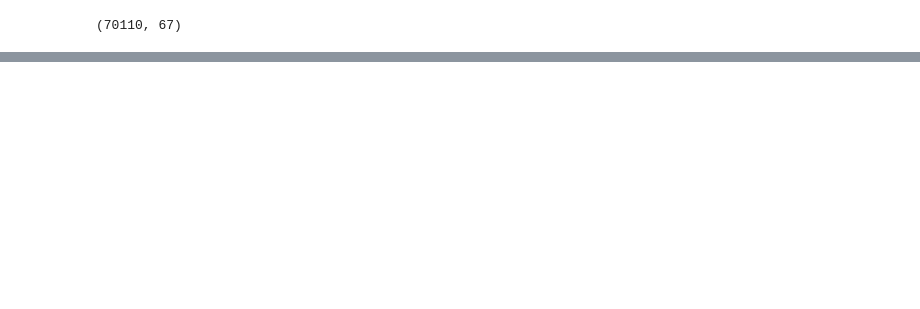
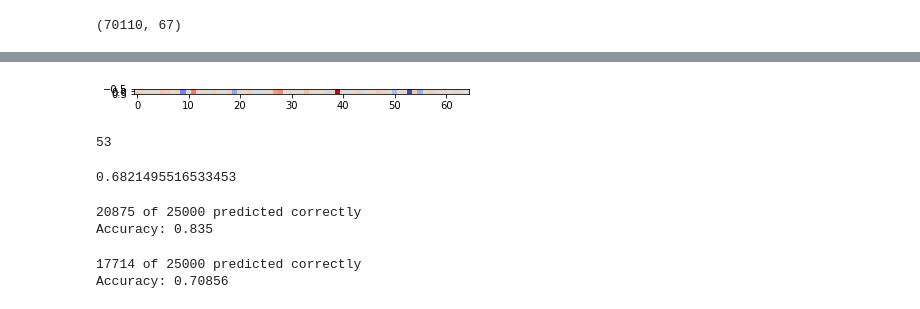
Before and after one commit to Ian-Mint/treatment_recommender, a Jupyter notebook: pre_processing/ECE271b Final Project Lab Data Cleaning.ipynb, the cells around one changed output, grey strips where cells are left out. Saved outputs shown, nothing was run; the diff lists cells and outputs as text; code cells hidden in the pictures; blank space fills up the shorter version.

```diff
--- a/pre_processing/ECE271b Final Project Lab Data Cleaning.ipynb
+++ b/pre_processing/ECE271b Final Project Lab Data Cleaning.ipynb
@@ -761 +820,28 @@ cleanData.shape
+# %%
+#split features and labels
+
+x = balanced_data[:, :65]
+y = balanced_data[:, 66]
+
+#set labels to {0,1}
+for i in range(len(y)):
+    if y[i] > 0:
+        y[i] = 1.0
+    else:
+        y[i] = 0
+
+# 182296 points
+# training: 50000
+# validation: 15000
+# test: remaining 5110
+
+train_cutoff = 95000
+valid_cutoff = train_cutoff + 25000
+
+xTrain = x[:train_cutoff, :]
+yTrain = y[:train_cutoff]
+xValid = x[train_cutoff:valid_cutoff, :]
+yValid = y[train_cutoff:valid_cutoff]
+xTest = x[valid_cutoff:, :]
+yTest = y[valid_cutoff:]
 # %%
@@ -839,0 +865,5 @@ total
+# %%
+pca = PCA(n_components=10)
+pca.fit(xTrain)
+xPCA_train = pca.transform(xTrain)
+xPCA_valid = pca.transform(xValid)
@@ -839,0 +874,9 @@ total
+# %%
+clf_pca = LogisticRegression(penalty = 'l2').fit(xPCA_train, yTrain)
+clf = LogisticRegression(penalty = 'l2').fit(xTrain, yTrain)
+clf_lda = LDA()
+clf_lda.fit(xTrain,yTrain)
+clf_pca_lda = LDA()
+clf_pca_lda.fit(xPCA_train, yTrain)
+clf_linear = LinearRegression(fit_intercept = True, normalize=True).fit(xTrain,yTrain)
+clf_linear_pca = LinearRegression(fit_intercept = True, normalize = True).fit(xPCA_train, yTrain)
@@ -839,0 +976,6 @@ total
+# %%
+import matplotlib.pyplot as plt
+plt.imshow(clf_lda.coef_, cmap='coolwarm', interpolation='nearest')
+plt.show()
+# %% [output]
+[figure, added]
@@ -839,0 +990,27 @@ total
+# %%
+mini
+# %% [output]
+53
+# %%
+np.amax(T[0])
+# %% [output]
+0.6821495516533453
+# %%
+xTrainLDA = np.sum(xTrain*T, axis=1).reshape(95000,1)
+xValidLDA = np.sum(xValid*T, axis=1).reshape(25000,1)
+clf_logistic_lda = LogisticRegression(penalty = 'l2').fit(xTrainLDA, yTrain)
+#clf = LogisticRegression(penalty = 'l2').fit(xTrain, yTrain)
+predictions_logistic_lda = clf_logistic_lda.predict(xValidLDA)
+calculateAccuracy(predictions_logistic_lda, yValid)
+# %% [output]
+20875 of 25000 predicted correctly
+Accuracy: 0.835
+# %%
+xTrainPCA_LDA = np.sum(xPCA_train*T2, axis=1).reshape(95000,1)
+xValidPCA_LDA = np.sum(xPCA_valid*T2, axis=1).reshape(25000,1)
+clf_logistic_pca_lda = LogisticRegression(penalty='l2').fit(xTrainPCA_LDA, yTrain)
+predictions_log_pca_lda = clf_logistic_pca_lda.predict(xValidPCA_LDA)
+calculateAccuracy(predictions_log_pca_lda, yValid)
+# %% [output]
+17714 of 25000 predicted correctly
+Accuracy: 0.70856
```
Also changed, not shown: parts of 49 cells of this notebook.
